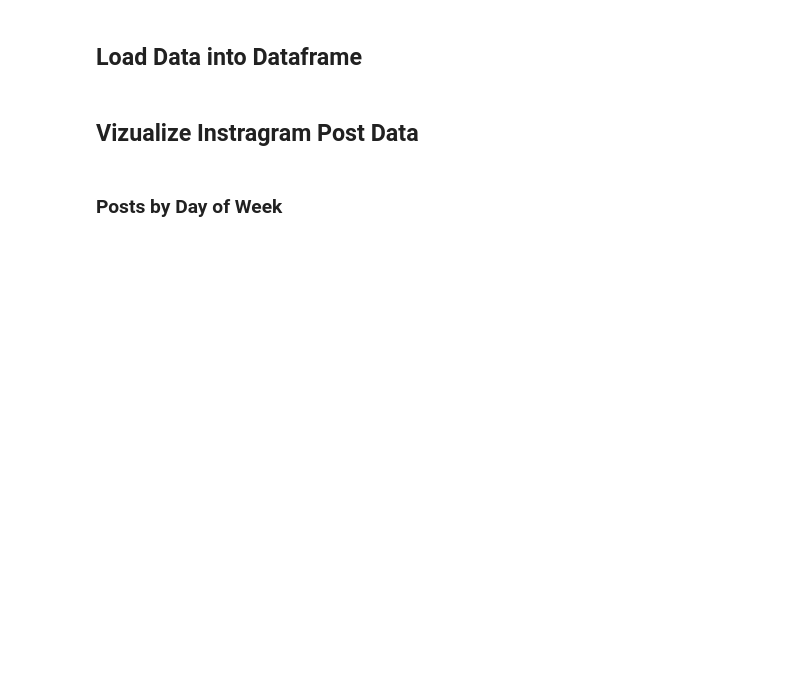
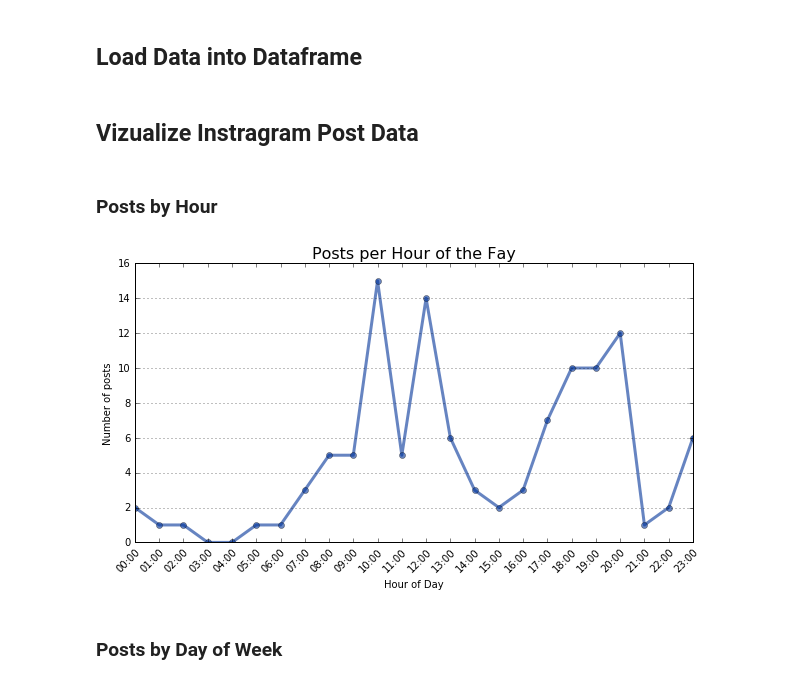
Before and after one commit to kahlamari/data-visualization, a Jupyter notebook: Instagram Data Visualization.ipynb, the cells around one changed output. Saved outputs shown, nothing was run; the diff lists cells and outputs as text; code cells hidden in the pictures; blank space fills up the shorter version.

Commit message:
Added Graph: "Post by Hour of Day"

```diff
--- a/Instagram Data Visualization.ipynb
+++ b/Instagram Data Visualization.ipynb
@@ -107,6 +107,36 @@ for chunk in data:
 df.to_csv(csv_file, index=False, encoding='utf-8')
 # %% [markdown]
 ## Vizualize Instragram Post Data
+# %% [markdown]
+### Posts by Hour
+# %%
+df['hour'] = df['creation_time'].dt.hour
+# %%
+hour_group = df.groupby('hour')['hour'].count()
+
+# adding missing hours (aka no posts)
+idx = pd.date_range("0:00", "23:00", freq="H").hour
+hour_group = hour_group.reindex(idx, fill_value=0)
+
+ax = hour_group.plot(kind='line',
+                     figsize=[10, 5],
+                     linewidth='3',
+                     alpha=0.6,
+                     marker='o',
+                     color='#003399')
+ax.yaxis.grid(True)
+
+xlabels = ['{:02}:00'.format(x) for x in hour_group.index]
+ax.set_xticks(range(len(xlabels)))
+ax.set_xticklabels(xlabels, rotation=45, rotation_mode='anchor', ha='right')
+ax.set_ylabel('Number of posts')
+ax.set_xlabel('Hour of Day')
+ax.set_title('Posts per Hour of the Fay', fontsize=title_fontsize)
+
+plt.savefig('images/instagram_posts_hour.png', dpi=96, bbox_inches='tight')
+plt.show()
+# %% [output]
+[figure, added]
 # %% [markdown]
 ### Posts by Day of Week
 # %%
```
Also changed, not shown: 1 other file.
